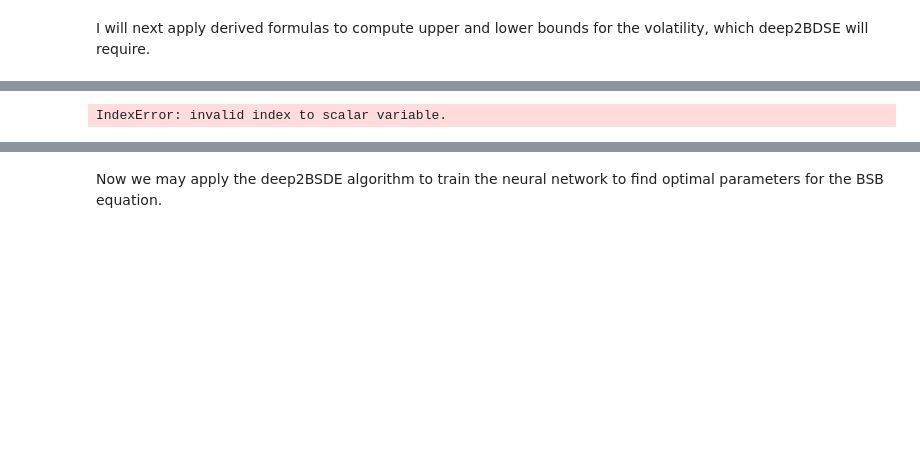
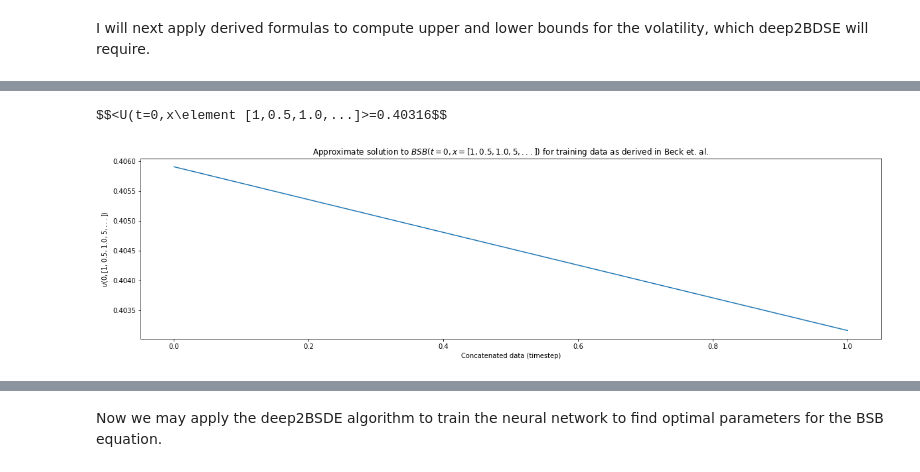
Before and after one commit to stangang/BSB_deep_learn, a Jupyter notebook: project.ipynb, the cells around one changed output, grey strips where cells are left out. Saved outputs shown, nothing was run; the diff lists cells and outputs as text; code cells hidden in the pictures; blank space fills up the shorter version.

```diff
--- a/project.ipynb
+++ b/project.ipynb
@@ -229,13 +239,17 @@ plt.savefig(folder+'xbound.pdf')
 # %% [markdown]
 I will next apply derived formulas to compute upper and lower bounds for the volatility, which deep2BDSE will require.
 # %%
-import scipy.optimize as sp
-dim=100
-#wti_all_norm = np.load('fdata.npy')
-wti_all_concat = np.load('fdata_concat.npy')
-wti_all_concat_idx = np.load('fdata_concat_idx.npy')
-r_est = np.load('fdata_int.npy')
+wti_all_concat = np.load(d_fold+'fdata_concat.npy')
+wti_all_concat_idx = np.load(d_fold+'fdata_concat_idx.npy')
+r_est = np.load(d_fold+'fdata_int.npy')
+dim = 100
+bins=30
+t_dist = np.diff(wti_all_concat_idx/np.max(wti_all_concat_idx))
+r_est = np.mean(r_est)
+avg_t = np.mean(t_dist)
+t = wti_all_concat_idx/np.max(wti_all_concat_idx)
 
+print('Market interest rate mean=%.4f' % r_est)
 # generate true solution to PDE
 def test_fxn(t,rpg,c, d=1.0):
     return c*np.exp((rpg**2)*(d-t))  # rpg - sigma(sigma+r/sigma)
@@ -244,47 +258,38 @@ sigma = np.zeros(dim)
 sigma_max = np.zeros(dim)
 sigma_min = np.zeros(dim)
 
-x_tst = np.array([1.0 ,0.5]*50)
-u_theta = np.zeros(dim)
-c_max = []
-c_min = []
+x_tst = np.array([1.0 ,0.5]*int(bins/2))
 
-#r_p_sigmam = r_est[i]
-t = wti_all_concat_idx/np.max(wti_all_concat_idx)
-t_dist = np.diff(wti_all_concat_idx/np.max(wti_all_concat_idx))
-avg_t = np.mean(t_dist)
+avg_t_h = np.mean(t_dist[::2])  # high
+avg_t_l = np.mean(t_dist[1::2])  # low
 std_t = np.std(t_dist, ddof=1)
-fit_all = []
-fit_all.append(sp.curve_fit(test_fxn, t_dist[::2], wti_all_concat[::2], p0=(0.5,1.0)))
-u_popt_max = np.mean(np.asarray(fit_all[:][0][0]),axis=0)
-print(u_popt_max)
-#u_popt_min, _ = sp.curve_fit(test_fxn, t[1::2], wti_all_concat[1::2], p0=(0.5,1.0))
+sigma_popt = np.zeros(len(t)-2)
+c_popt = np.zeros(len(t)-2)
+u_popt = np.zeros(((len(t)-2),2))
+for i in range(0,len(t)-2):
+    u_popt_tmp, _ = sp.curve_fit(test_fxn, t[i:i+2], wti_all_concat[i:i+2], p0=(1,5))
+    u_popt[i] = u_popt_tmp
+u_popt_m = np.mean(u_popt,axis=0)
+sigma_popt = u_popt_m[0]
+c_popt = u_popt_m[1]
+print(sigma_popt, c_popt)
+sigma = sigma_popt-0.09  # FOR NOW, ISSUE WITH FINDING r
+u_max = c_popt
+sigma_max = np.max(np.abs(sigma-0.09))
+sigma_min = np.min(np.abs(sigma+0.09))
+t = np.linspace(0,1,30)
+# generate u(0,t) for all dimensions
+u_theta = test_fxn(1.0, rpg=sigma, c=c_popt, d=1.0) # variable volatility in t
+print(u_theta)
+print('Concat. model has volatility bds %.3f to %.3f, average=%.5f' % (sigma_min,sigma_max, sigma))
 
-sigma = np.abs(u_popt_max[0] - 0.09)#r_est[i])
-sigma_max = u_popt_max[1]
-sigma_min = np.min(sigma)
-print(sigma_max)
-# generate u(0,t) for all dimensions
-#  set t=0, d=0, and x ele [1,0.5,1..] to dimension length
 
-u_theta = test_fxn(0.0, rpg=u_popt_max[0], c=u_popt_max[1], d=t_dist) # variable volatility in t
-
-print('Concat. model has volatility bds %.3f to %.3f' % (sigma_min,sigma_max))
-print(u_theta)
 plt.figure()
-print(sigma_min, sigma_max)
-hist, bin_e = np.histogram(t_dist)#label='Volatility $\sigma_{min}$')
-plt.hist(t_dist[hist])
-#plt.plot(t, u_theta, label='Volatility $\sigma_{max}$')
-#plt.legend()
-#plt.xlabel('Concatenated model timestep')
-#plt.title('WTI Oil Futures volatility boundaries (nonlinear)')
-plt.savefig(folder+'vol_lims.pdf')
-plt.figure()
-plt.plot(u_theta)
+plt.plot(t, c_popt*np.exp((sigma**2)*(1.0-t)))
 plt.xlabel('Concatenated data (timestep)')
 plt.ylabel('$u(0,[1,0.5,1.0,5,...])$')
 plt.title('Approximate solution to $BSB(t=0,x=[1,0.5,1.0,5,...])$ for training data as derived in Beck et. al.')
-plt.savefig(folder+'u_thetas.pdf')
-np.save('u_thetas.npy',u_theta)
+plt.savefig(plots_fold+'u_theta.pdf')
+np.save(data_fold+'u_theta.npy',u_max * 100.0)  # accounting for u on subset (0,1)
+print('$$<U(t=0,x\element [1,0.5,1.0,...]>=%.5f$$' % u_max)
 # %% [output]
@@ -292 +300,2 @@ np.save('u_thetas.npy',u_theta)
-IndexError: invalid index to scalar variable.
+$$<U(t=0,x\element [1,0.5,1.0,...]>=0.40316$$
+[figure, added]
```
Also changed, not shown: parts of 11 cells of this notebook, 10 other files.
